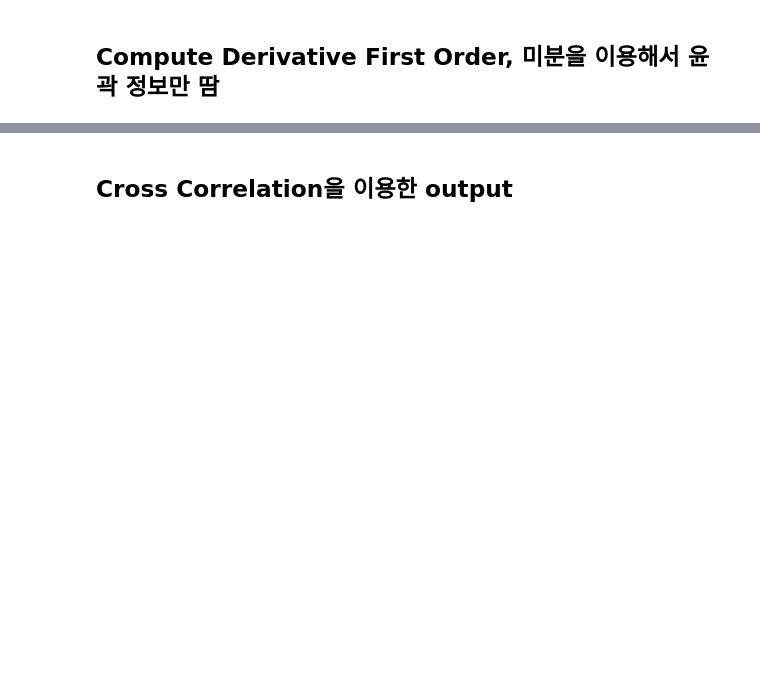
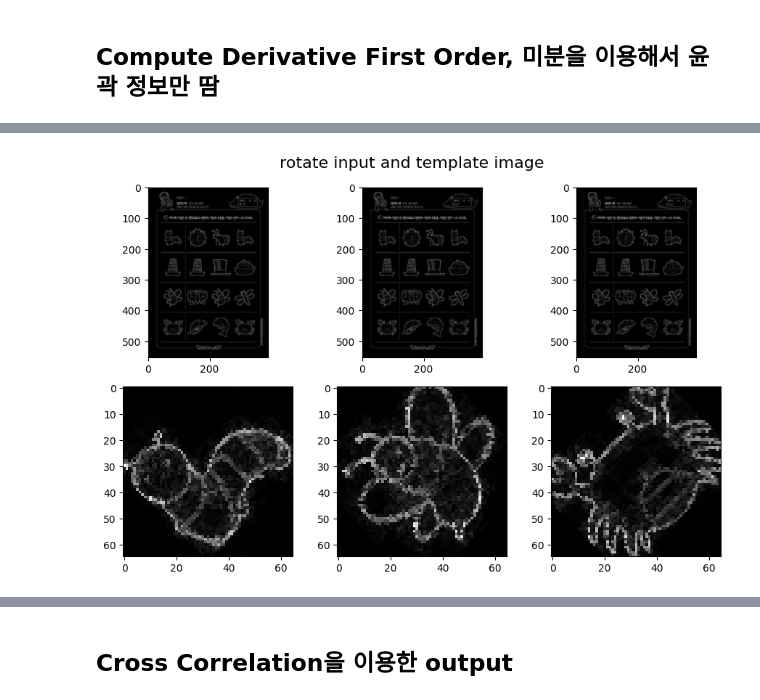
Before and after one commit to alzee03/object-detection-human-interface-media, a Jupyter notebook: find_same_picture.ipynb, the cells around one changed output, grey strips where cells are left out. Drawn from its saved outputs; the diff is of its cells as text; code cells hidden in the pictures; blank space fills up the shorter version.

```diff
--- a/find_same_picture.ipynb
+++ b/find_same_picture.ipynb
@@ -142,0 +141,17 @@ tensor(11.4959, dtype=torch.float64)
+# %%
+def show_input_template_rotate():
+  nRow = 2
+  nCol = 3
+  size =3
+  title = 'rotate input and template image'
+
+  fig, axes = plt.subplots(nRow, nCol, figsize=(size * nCol, size * nRow))
+  fig.suptitle(title, fontsize=16)
+  for c in range(nCol):
+    axes[0,c].imshow(image_input_gray,cmap = 'gray')
+    axes[1,c].imshow(image_target_rotate45[c],cmap = 'gray')
+  plt.tight_layout()
+  plt.show()
+show_input_template_rotate()
+# %% [output]
+[figure, added]
```
Also changed, not shown: parts of 23 cells of this notebook, 9 other files.
